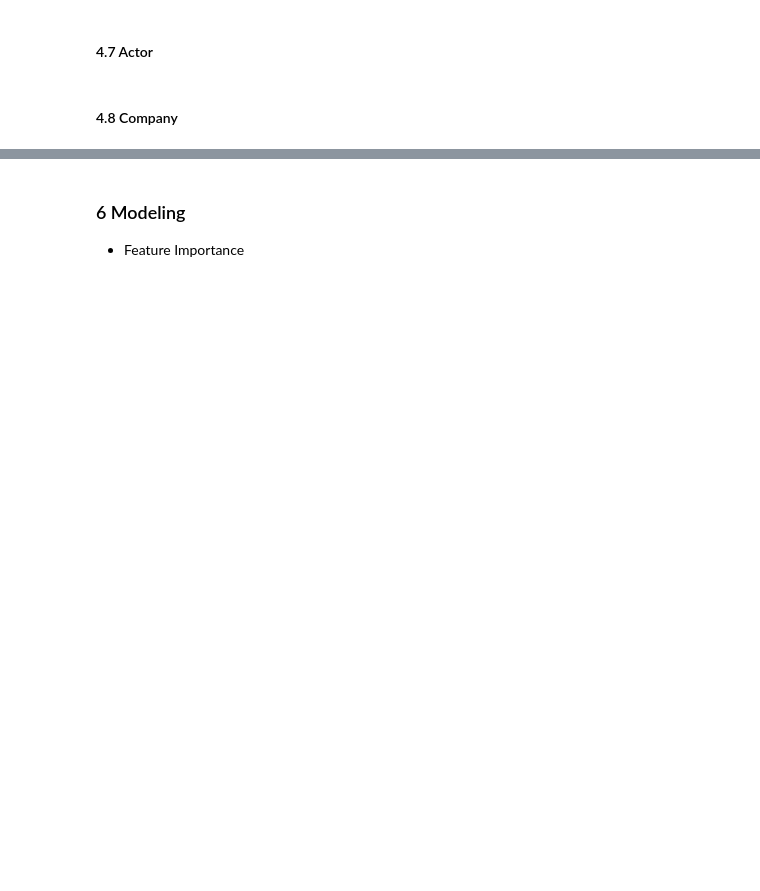
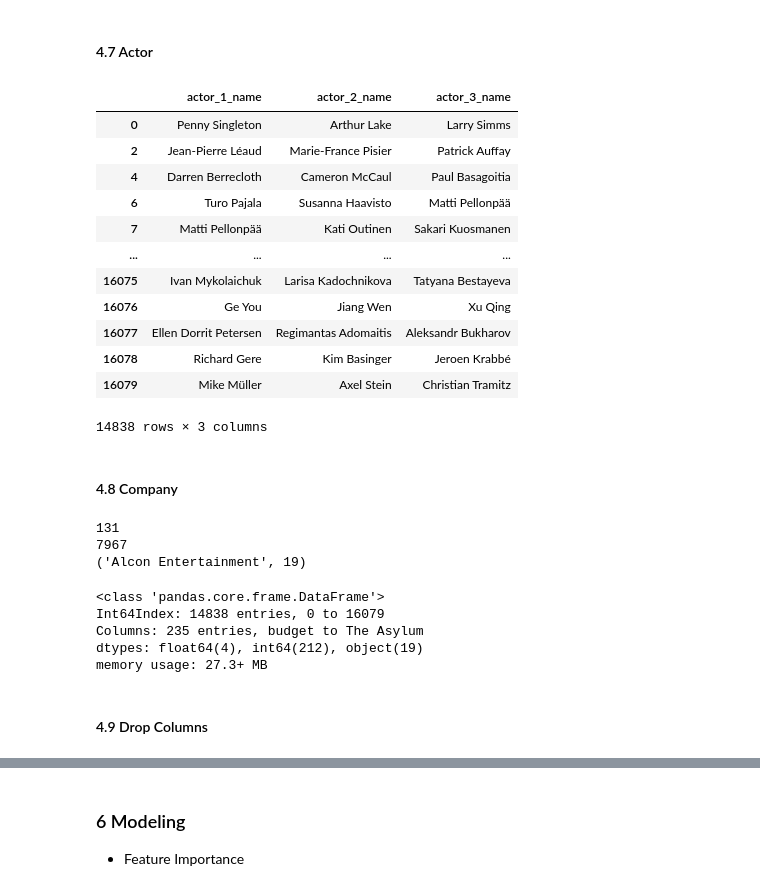
Before and after one commit to serenaZhou/INFO7390_Data_Sci, a Jupyter notebook: Project.ipynb, the cells around one changed output, grey strips where cells are left out. Drawn from its saved outputs; the diff is of its cells as text; code cells hidden in the pictures; blank space fills up the shorter version.

```diff
--- a/Project.ipynb
+++ b/Project.ipynb
@@ -418,0 +467,13 @@ raw_data['LongMovie'] = raw_data['duration'].map(lambda s: 1 if s >= 120 else 0)
+# %%
+director_dic = to_frequency_table(raw_data['director_name'])
+director_list = list(director_dic.items())
+director_list.sort(key=lambda tup:tup[1],reverse=True)
+# drop 'unknown' item
+director_list=list(filter(lambda x:x[0]!='unknown', director_list))
+# %%
+# Funtion to find top xx in list
+def Top(List, top_num):
+    Top = list()
+    for i in range(0, top_num):
+        Top.append(List[i][0])
+    return Top
@@ -419,2 +491,23 @@ raw_data['LongMovie'] = raw_data['duration'].map(lambda s: 1 if s >= 120 else 0)
 # %% [markdown]
 #### 4.7 Actor
+# %%
+# Fill none value in 3 actor columns
+raw_data.actor_1_name.fillna('unknown',inplace=True)
+raw_data.actor_2_name.fillna('unknown',inplace=True)
+raw_data.actor_3_name.fillna('unknown',inplace=True)
+# %%
+raw_data[['actor_1_name','actor_2_name','actor_3_name']]
+# %% [output]
+|  | actor_1_name | actor_2_name | actor_3_name |
+| 0 | Penny Singleton | Arthur Lake | Larry Simms |
+| 2 | Jean-Pierre Léaud | Marie-France Pisier | Patrick Auffay |
+| 4 | Darren Berrecloth | Cameron McCaul | Paul Basagoitia |
+| 6 | Turo Pajala | Susanna Haavisto | Matti Pellonpää |
+| 7 | Matti Pellonpää | Kati Outinen | Sakari Kuosmanen |
+| ... | ... | ... | ... |
+| 16075 | Ivan Mykolaichuk | Larisa Kadochnikova | Tatyana Bestayeva |
+| 16076 | Ge You | Jiang Wen | Xu Qing |
+| 16077 | Ellen Dorrit Petersen | Regimantas Adomaitis | Aleksandr Bukharov |
+| 16078 | Richard Gere | Kim Basinger | Jeroen Krabbé |
+| 16079 | Mike Müller | Axel Stein | Christian Tramitz |
+14838 rows × 3 columns
@@ -422,0 +570,20 @@ raw_data['LongMovie'] = raw_data['duration'].map(lambda s: 1 if s >= 120 else 0)
+# %%
+total=0
+for a,b in combined_company_list:
+    total += b
+
+top_index = 0
+top_count = 0
+for a,b in combined_company_list:
+    if b >= 20:
+        top_count += b
+        top_index += 1
+    else:
+        break
+print(top_index)
+print(len(combined_company_list))
+print(combined_company_list[top_index])
+# %% [output]
+131
+7967
+('Alcon Entertainment', 19)
@@ -422,0 +603,10 @@ raw_data['LongMovie'] = raw_data['duration'].map(lambda s: 1 if s >= 120 else 0)
+# %%
+raw_data.info()
+# %% [output]
+<class 'pandas.core.frame.DataFrame'>
+Int64Index: 14838 entries, 0 to 16079
+Columns: 235 entries, budget to The Asylum
+dtypes: float64(4), int64(212), object(19)
+memory usage: 27.3+ MB
+# %% [markdown]
+#### 4.9 Drop Columns
```
Also changed, not shown: parts of 38 cells of this notebook.
